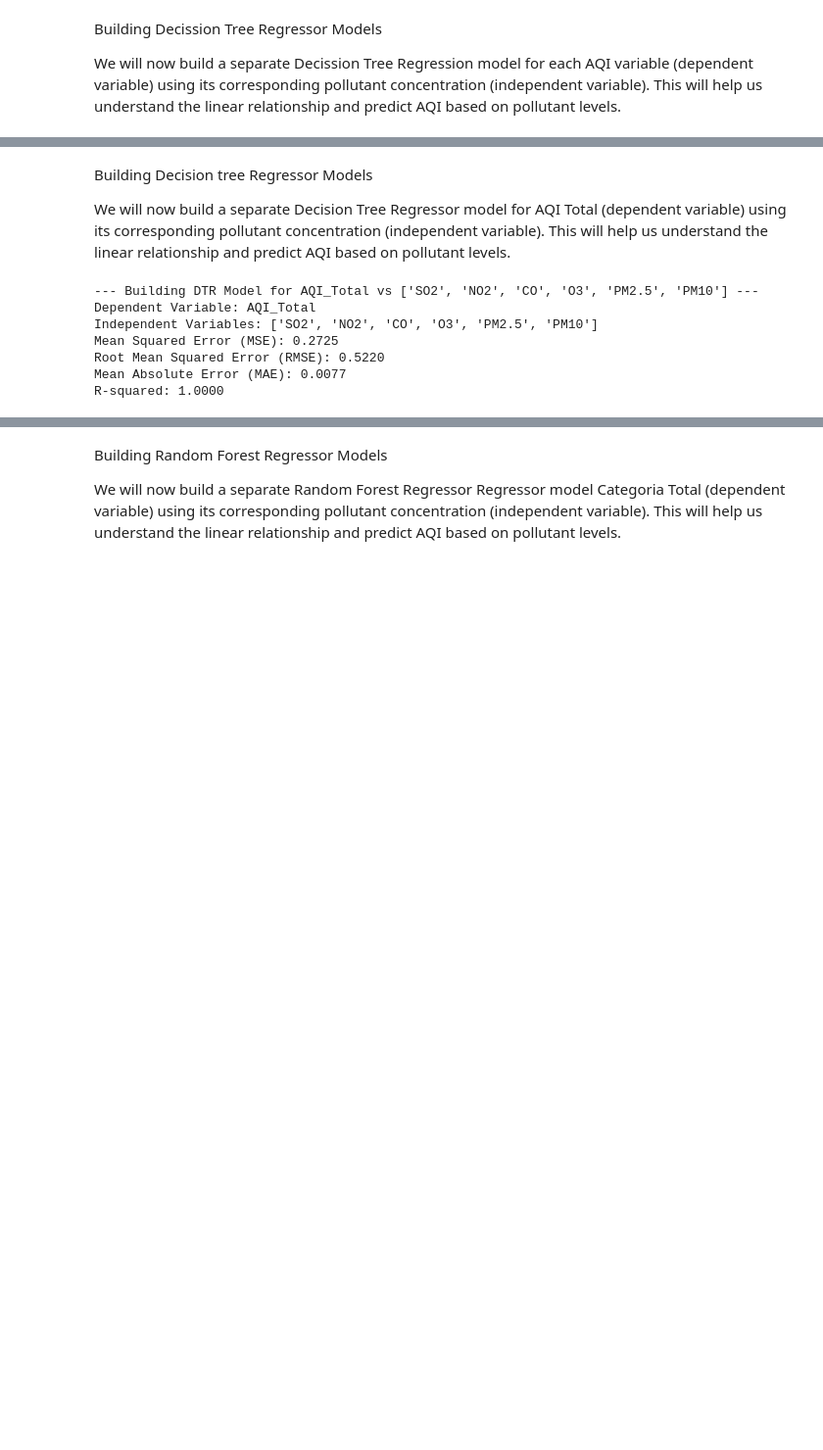
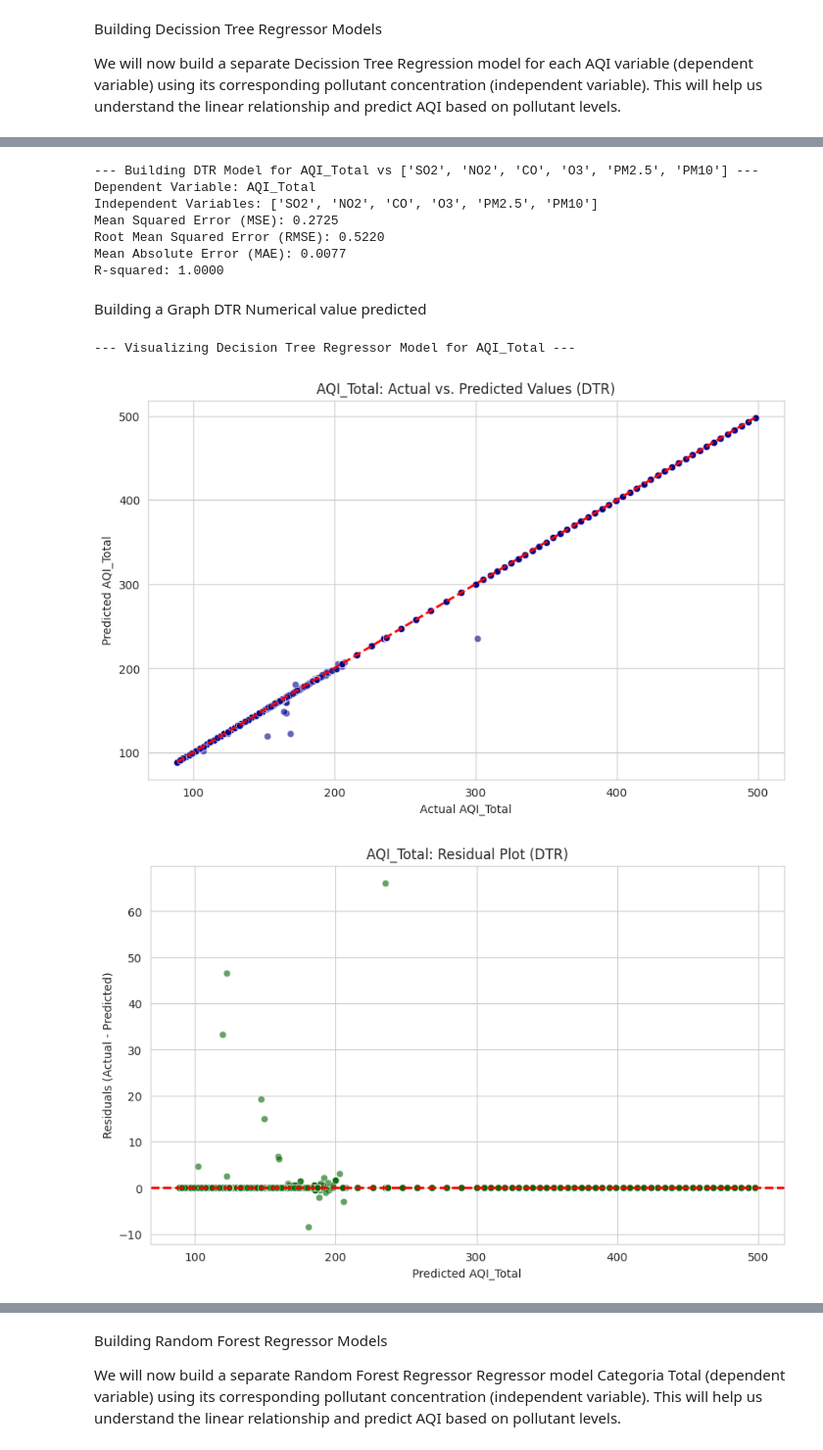
Before and after one commit to flatlalejo1982/Phase-4-Project-Execution, a Jupyter notebook: Phase_4.ipynb, the cells around one changed output, grey strips where cells are left out. Shown at 98% size. Saved outputs shown, nothing was run; the diff lists cells and outputs as text; code cells hidden in the pictures; blank space fills up the shorter version.

```diff
--- a/Phase_4.ipynb
+++ b/Phase_4.ipynb
@@ -1201,7 +292,3 @@ Precision (weighted): 1.0000
-# %% [markdown]
-Building Decision tree Regressor Models
-
-We will now build a separate Decision Tree Regressor model for AQI Total (dependent variable) using its corresponding pollutant concentration (independent variable). This will help us understand the linear relationship and predict AQI based on pollutant levels.
 # %%
 from sklearn.tree import DecisionTreeRegressor
 from sklearn.model_selection import train_test_split
@@ -1253,3 +340,45 @@ Mean Squared Error (MSE): 0.2725
 Root Mean Squared Error (RMSE): 0.5220
 Mean Absolute Error (MAE): 0.0077
 R-squared: 1.0000
+# %% [markdown]
+Building a Graph DTR Numerical value predicted
+# %%
+import matplotlib.pyplot as plt
+import seaborn as sns
+import numpy as np
+
+sns.set_style("whitegrid")
+
+# Assuming dtr_model_total, X_test_total, y_test_total, y_pred_total are available from previous execution
+# If not, please re-run the DTR model cell (G0Pn3tNnOdsn)
+
+# Ensure the model and test data are available
+if 'dtr_model_total' not in locals() or 'y_test_total' not in locals() or 'y_pred_total' not in locals():
+    print("DTR model, test data, or predictions are not available. Please run the DTR model cell first.")
+else:
+    print("--- Visualizing Decision Tree Regressor Model for AQI_Total ---")
+
+    # Calculate residuals
+    residuals = y_test_total - y_pred_total
+
+    # Plot 1: Actual vs. Predicted Values
+    plt.figure(figsize=(10, 6))
+    sns.scatterplot(x=y_test_total, y=y_pred_total, alpha=0.6, color='darkblue')
+    plt.plot([y_test_total.min(), y_test_total.max()], [y_test_total.min(), y_test_total.max()], 'r--', lw=2) # 45-degree line
+    plt.title('AQI_Total: Actual vs. Predicted Values (DTR)')
+    plt.xlabel('Actual AQI_Total')
+    plt.ylabel('Predicted AQI_Total')
+    plt.show()
+
+    # Plot 2: Residual Plot
+    plt.figure(figsize=(10, 6))
+    sns.scatterplot(x=y_pred_total, y=residuals, alpha=0.6, color='darkgreen')
+    plt.axhline(y=0, color='r', linestyle='--', lw=2)
+    plt.title('AQI_Total: Residual Plot (DTR)')
+    plt.xlabel('Predicted AQI_Total')
+    plt.ylabel('Residuals (Actual - Predicted)')
+    plt.show()
+# %% [output]
+--- Visualizing Decision Tree Regressor Model for AQI_Total ---
+[figure, added]
+[figure, added]
```
Also changed, not shown: parts of 27 cells of this notebook.
